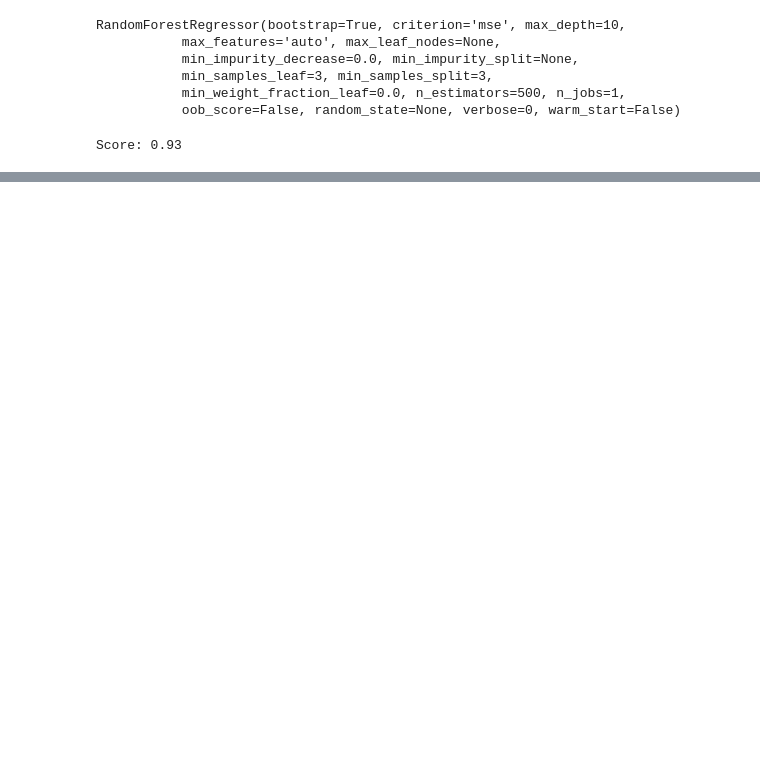
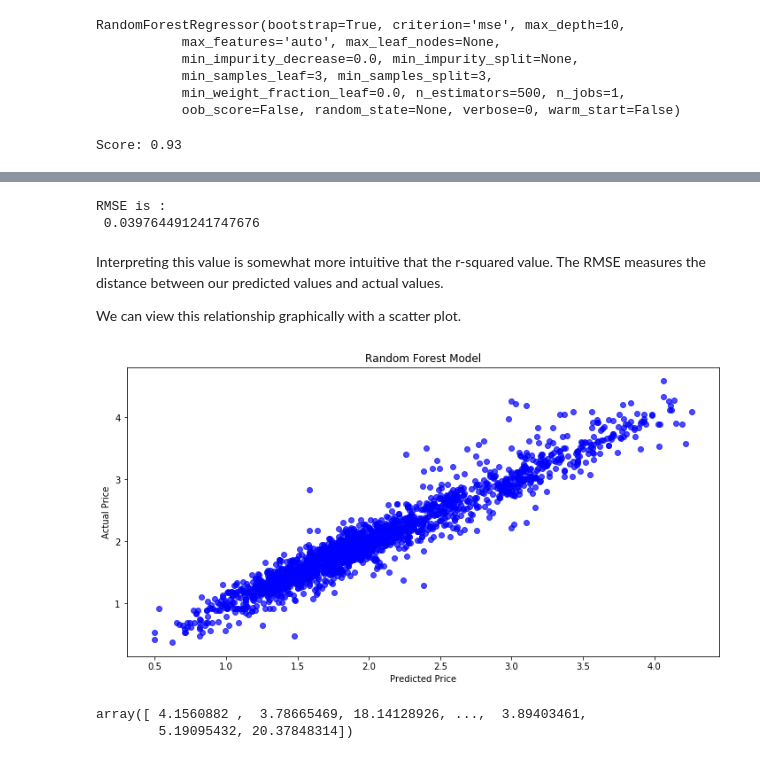
Before and after one commit to ddb95/Data_Science_and_ML_Projects, a Jupyter notebook: predictingUsedCars/PredictUsedCarsPrice.ipynb, the cells around one changed output, grey strips where cells are left out. Cells and saved outputs as stored; diff of their text form; code cells hidden in the pictures; blank space fills up the shorter version.

```diff
--- a/predictingUsedCars/PredictUsedCarsPrice.ipynb
+++ b/predictingUsedCars/PredictUsedCarsPrice.ipynb
@@ -783,8 +783,26 @@ Feature ranking:
  'Location_feat' 'Fuel_Type_feat' 'Transmission_feat' 'Owner_Type_feat']
 [figure]
 # %%
-import math
-def rmsle(y,y_pred):
-    assert len(y) == len(y_pred)
-    terms_to_sum = [(math.log(y_pred[i] + 1) - math.log(y[i] + 1)) ** 2.0 for i,pred in enumerate(y_pred)]
-    return (sum(terms_to_sum) * (1.0/len(y))) ** 0.5
+# import math
+# def rmsle(y,y_pred):
+#     assert len(y) == len(y_pred)
+#     terms_to_sum = [(math.log(y_pred[i] + 1) - math.log(y[i] + 1)) ** 2.0 for i,pred in enumerate(y_pred)]
+#     return (sum(terms_to_sum) * (1.0/len(y))) ** 0.5
+from sklearn.metrics import mean_squared_error
+print('RMSE is :\n', mean_squared_error(Y_val, Y_pred))
+# %% [output]
+RMSE is :
+ 0.039764491241747676
+# %% [markdown]
+Interpreting this value is somewhat more intuitive that the r-squared value. The RMSE measures the distance between our predicted values and actual values.
+
+We can view this relationship graphically with a scatter plot.
+# %%
+actual_values = Y_val
+plt.scatter(Y_pred, Y_val, alpha=0.7, color='b')
+plt.xlabel('Predicted Price')
+plt.ylabel('Actual Price')
+plt.title('Random Forest Model')
+plt.show()
+# %% [output]
+[figure, added]
@@ -790,0 +811,5 @@ def rmsle(y,y_pred):
+# %%
+predictions
+# %% [output]
+array([ 4.1560882 ,  3.78665469, 18.14128926, ...,  3.89403461,
+        5.19095432, 20.37848314])
```
Also changed, not shown: parts of 7 cells of this notebook, 2 other files.
